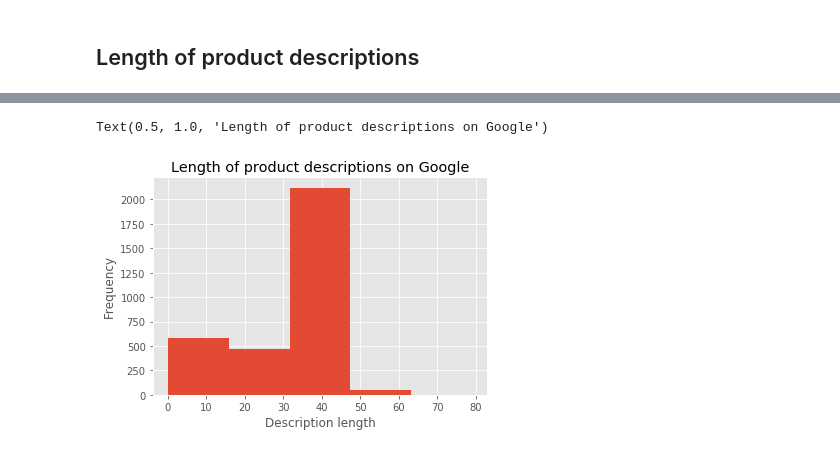
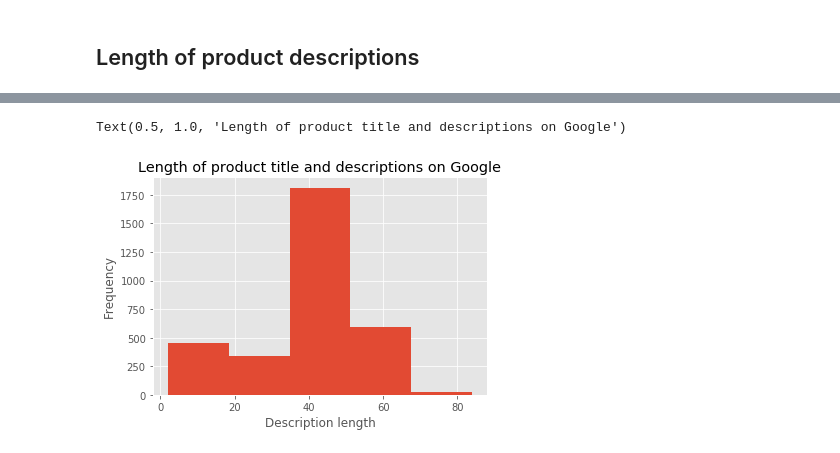
Before and after one commit to kskaran94/CapitalOne_Entity_Resolution, a Jupyter notebook: Code/EDA/EDA_Google_Products.ipynb, the cells around one changed output, grey strips where cells are left out. Cells and saved outputs as stored; diff of their text form; code cells hidden in the pictures.

Commit message:
Changed path variable and modified graph

```diff
--- a/Code/EDA/EDA_Google_Products.ipynb
+++ b/Code/EDA/EDA_Google_Products.ipynb
@@ -5,7 +5,7 @@ import numpy as np
 import pandas as pd
 import matplotlib.pyplot as plt
 # %%
-DATA_PATH = './Data/Amazon-GoogleProducts/'
+DATA_PATH = './../../Data/Amazon-GoogleProducts/'
 GOOGLE_DATA = DATA_PATH + "GoogleProducts.csv"
 
 google_products = pd.read_csv(GOOGLE_DATA, engine='python')
@@ -64,7 +64,7 @@ Text(0.5, 1.0, 'Average pricing per manufacturer(top 15) on Google')
 ## Length of product descriptions
 # %%
 google_products['description'].fillna(value="", inplace=True)
-google_products['description_length'] = google_products['description'].apply(lambda x: len(x.split()))
+google_products['title_description_length'] = google_products.apply(lambda row: len(row['name'].split()) + len(row['description'].split()), axis=1)
 # %%
 google_products.head()
 # %% [output]
@@ -77,8 +77,8 @@ google_products.head()
 # %%
-google_products.description_length.hist(bins=5)
+google_products.title_description_length.hist(bins=5)
 plt.xlabel('Description length')
 plt.ylabel('Frequency')
-plt.title('Length of product descriptions on Google')
+plt.title('Length of product title and descriptions on Google')
 # %% [output]
-Text(0.5, 1.0, 'Length of product descriptions on Google')
+Text(0.5, 1.0, 'Length of product title and descriptions on Google')
-[figure, old version]
+[figure, new version]
```
Also changed, not shown: parts of 1 cell of this notebook.
